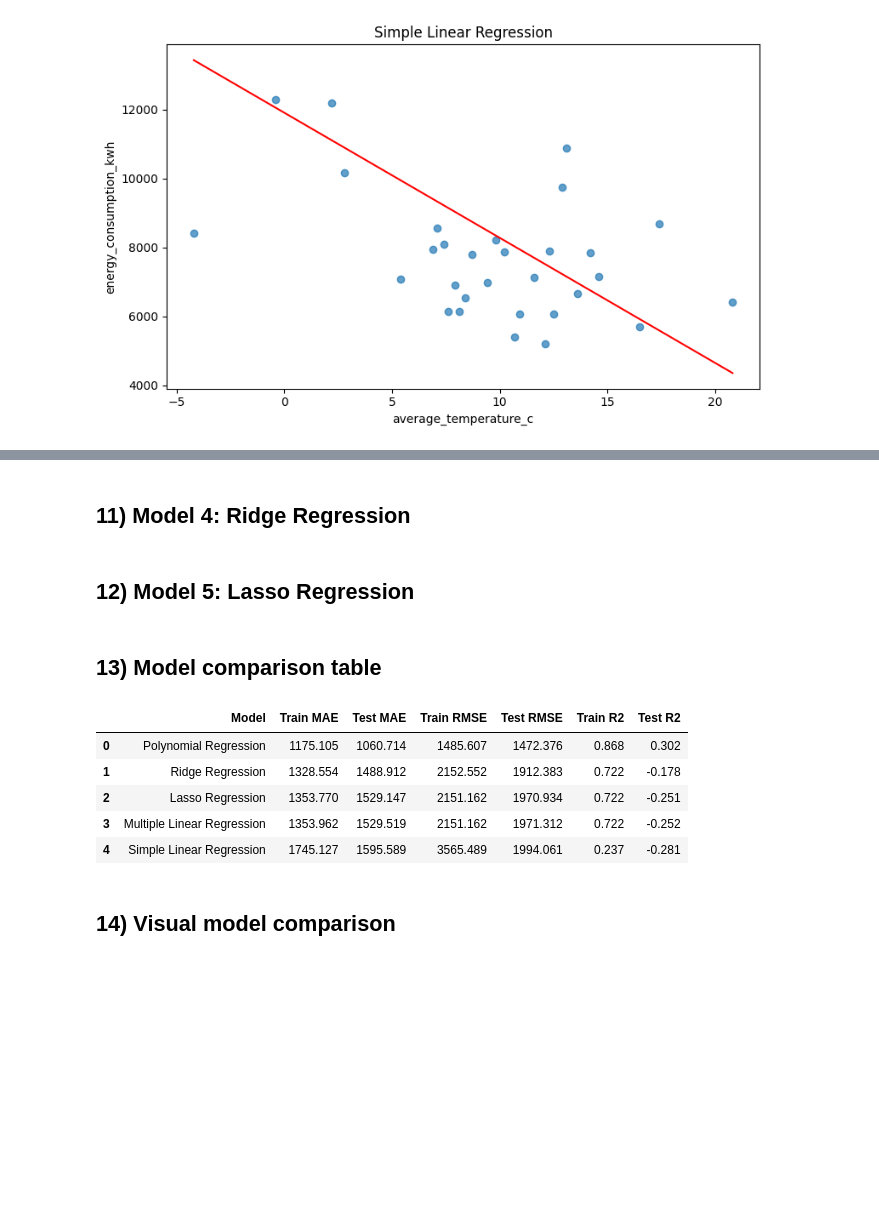
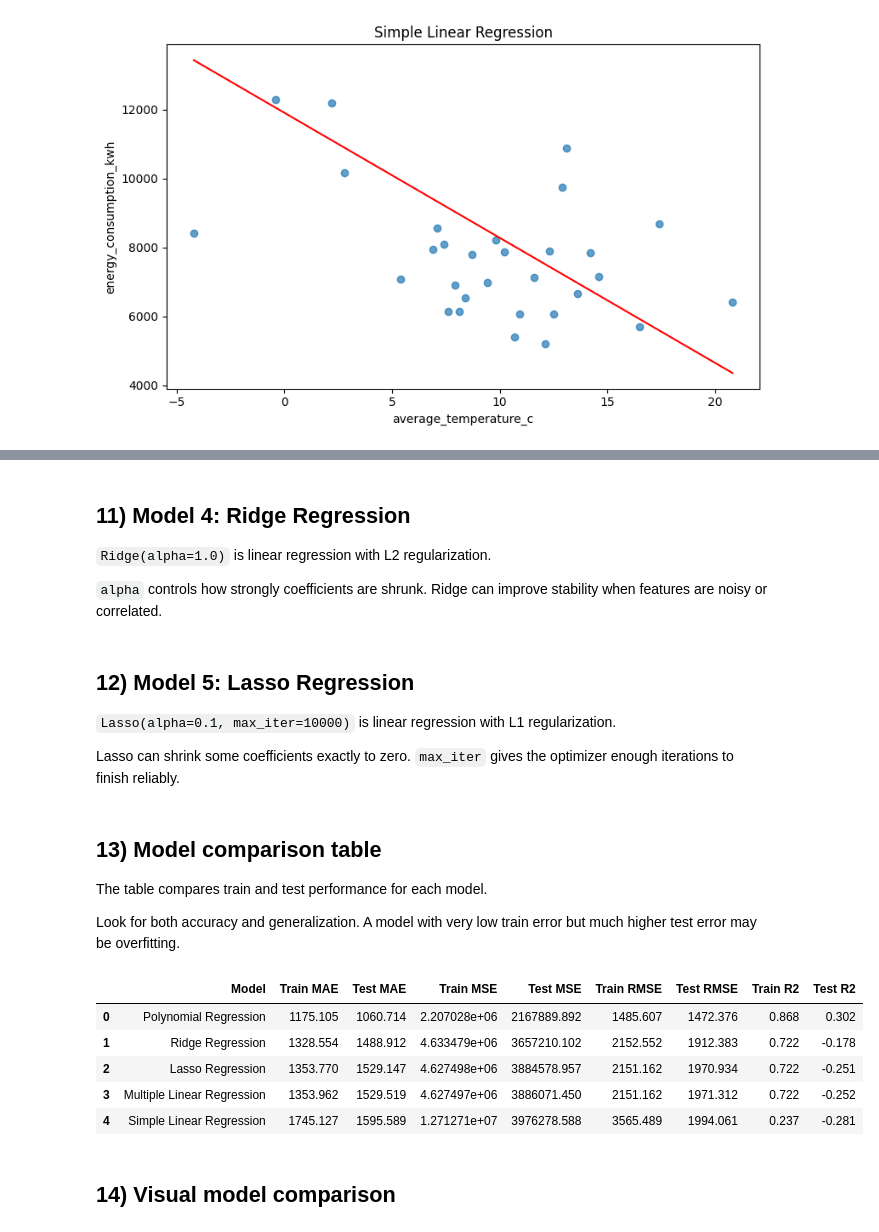
Before and after one commit to MehrdadJalali-AI/stat-ml-teaching-materials, a Jupyter notebook: Week_02_Machine_Learning_Foundations_and_Regression/Lecture_Support/03_Week2_Day3_Full_Regression_Workflow.ipynb, the cells around one changed output, grey strips where cells are left out. Saved outputs shown, nothing was run; the diff lists cells and outputs as text; code cells hidden in the pictures; blank space fills up the shorter version.

```diff
--- a/Week_02_Machine_Learning_Foundations_and_Regression/Lecture_Support/03_Week2_Day3_Full_Regression_Workflow.ipynb
+++ b/Week_02_Machine_Learning_Foundations_and_Regression/Lecture_Support/03_Week2_Day3_Full_Regression_Workflow.ipynb
@@ -226,27 +275,39 @@ poly_model = Pipeline([('imputer', SimpleImputer(strategy='median')), ('poly', P
 poly_results = evaluate_model('Polynomial Regression', poly_model, X_train_p, X_test_p, y_train_p, y_test_p)
 # %% [markdown]
 ## 11) Model 4: Ridge Regression
+
+`Ridge(alpha=1.0)` is linear regression with L2 regularization.
+
+`alpha` controls how strongly coefficients are shrunk. Ridge can improve stability when features are noisy or correlated.
 # %%
 ridge_model = Pipeline([('preprocessor', preprocessor), ('model', Ridge(alpha=1.0))])
 ridge_results = evaluate_model('Ridge Regression', ridge_model, X_train, X_test, y_train, y_test)
 # %% [markdown]
 ## 12) Model 5: Lasso Regression
+
+`Lasso(alpha=0.1, max_iter=10000)` is linear regression with L1 regularization.
+
+Lasso can shrink some coefficients exactly to zero. `max_iter` gives the optimizer enough iterations to finish reliably.
 # %%
 lasso_model = Pipeline([('preprocessor', preprocessor), ('model', Lasso(alpha=0.1, max_iter=10000))])
 lasso_results = evaluate_model('Lasso Regression', lasso_model, X_train, X_test, y_train, y_test)
 # %% [markdown]
 ## 13) Model comparison table
+
+The table compares train and test performance for each model.
+
+Look for both accuracy and generalization. A model with very low train error but much higher test error may be overfitting.
 # %%
 results = pd.DataFrame([{k: v for k, v in r.items() if k != 'y_test_pred'} for r in [simple_results, multiple_results, poly_results, ridge_results, lasso_results]])
-results = results[['Model','Train MAE','Test MAE','Train RMSE','Test RMSE','Train R2','Test R2']].sort_values('Test RMSE').reset_index(drop=True)
+results = results[['Model','Train MAE','Test MAE','Train MSE','Test MSE','Train RMSE','Test RMSE','Train R2','Test R2']].sort_values('Test RMSE').reset_index(drop=True)
 display(results.round(3))
 # %% [output]
-|  | Model | Train MAE | Test MAE | Train RMSE | Test RMSE | Train R2 | Test R2 |
-| 0 | Polynomial Regression | 1175.105 | 1060.714 | 1485.607 | 1472.376 | 0.868 | 0.302 |
-| 1 | Ridge Regression | 1328.554 | 1488.912 | 2152.552 | 1912.383 | 0.722 | -0.178 |
-| 2 | Lasso Regression | 1353.770 | 1529.147 | 2151.162 | 1970.934 | 0.722 | -0.251 |
-| 3 | Multiple Linear Regression | 1353.962 | 1529.519 | 2151.162 | 1971.312 | 0.722 | -0.252 |
-| 4 | Simple Linear Regression | 1745.127 | 1595.589 | 3565.489 | 1994.061 | 0.237 | -0.281 |
+|  | Model | Train MAE | Test MAE | Train MSE | Test MSE | Train RMSE | Test RMSE | Train R2 | Test R2 |
+| 0 | Polynomial Regression | 1175.105 | 1060.714 | 2.207028e+06 | 2167889.892 | 1485.607 | 1472.376 | 0.868 | 0.302 |
+| 1 | Ridge Regression | 1328.554 | 1488.912 | 4.633479e+06 | 3657210.102 | 2152.552 | 1912.383 | 0.722 | -0.178 |
+| 2 | Lasso Regression | 1353.770 | 1529.147 | 4.627498e+06 | 3884578.957 | 2151.162 | 1970.934 | 0.722 | -0.251 |
+| 3 | Multiple Linear Regression | 1353.962 | 1529.519 | 4.627497e+06 | 3886071.450 | 2151.162 | 1971.312 | 0.722 | -0.252 |
+| 4 | Simple Linear Regression | 1745.127 | 1595.589 | 1.271271e+07 | 3976278.588 | 3565.489 | 1994.061 | 0.237 | -0.281 |
 # %% [markdown]
 ## 14) Visual model comparison
 # %%
```
Also changed, not shown: parts of 33 cells of this notebook, 2 other files.
